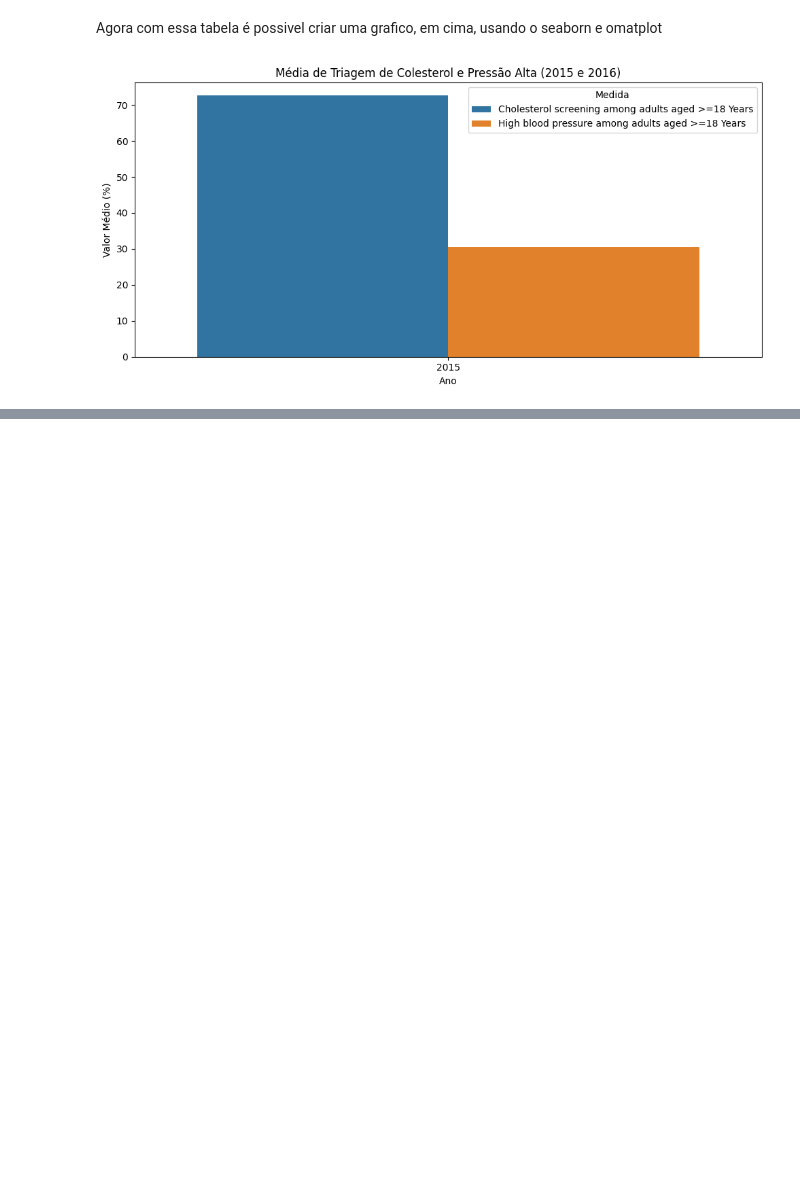
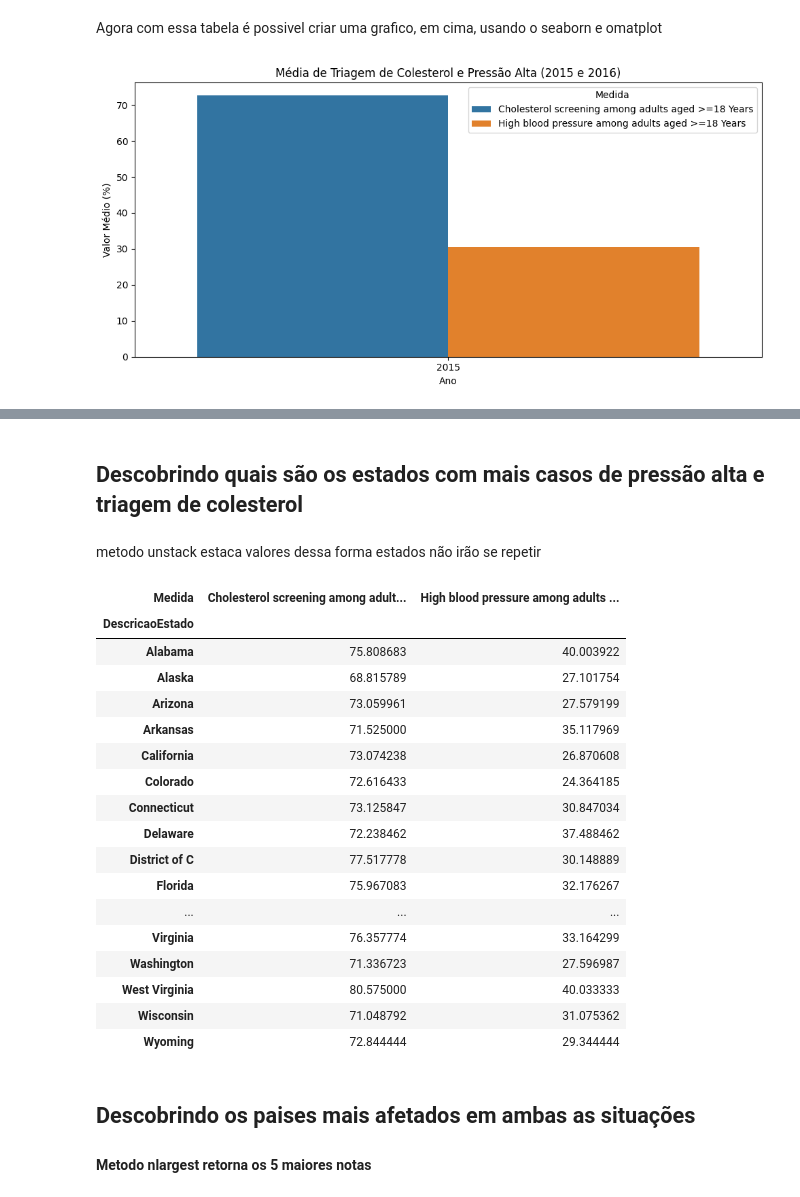
Before and after one commit to Lyanan85/In-GameSeries, a Jupyter notebook: projeot1.ipynb, the cells around one changed output, grey strips where cells are left out. Drawn from its saved outputs; the diff is of its cells as text; code cells hidden in the pictures; blank space fills up the shorter version.

```diff
--- a/projeot1.ipynb
+++ b/projeot1.ipynb
@@ -403,0 +418,30 @@ plt.show()
+# %% [markdown]
+## Descobrindo quais são os estados com mais casos de pressão alta e triagem de colesterol
+# %% [markdown]
+metodo unstack estaca valores
+dessa forma estados não irão se repetir
+# %%
+FiltroEstados=filtroporestado.groupby(["DescricaoEstado", "Medida"])["Data_Value"].mean().unstack()
+display(FiltroEstados)
+# %% [output]
+| Medida | Cholesterol screening among adult... | High blood pressure among adults ... |
+| DescricaoEstado |  |  |
+| Alabama | 75.808683 | 40.003922 |
+| Alaska | 68.815789 | 27.101754 |
+| Arizona | 73.059961 | 27.579199 |
+| Arkansas | 71.525000 | 35.117969 |
+| California | 73.074238 | 26.870608 |
+| Colorado | 72.616433 | 24.364185 |
+| Connecticut | 73.125847 | 30.847034 |
+| Delaware | 72.238462 | 37.488462 |
+| District of C | 77.517778 | 30.148889 |
+| Florida | 75.967083 | 32.176267 |
+| ... | ... | ... |
+| Virginia | 76.357774 | 33.164299 |
+| Washington | 71.336723 | 27.596987 |
+| West Virginia | 80.575000 | 40.033333 |
+| Wisconsin | 71.048792 | 31.075362 |
+| Wyoming | 72.844444 | 29.344444 |
+# %% [markdown]
+## Descobrindo os paises mais afetados em ambas as situações
+#### Metodo nlargest retorna os 5 maiores notas
```
Also changed, not shown: parts of 24 cells of this notebook.
